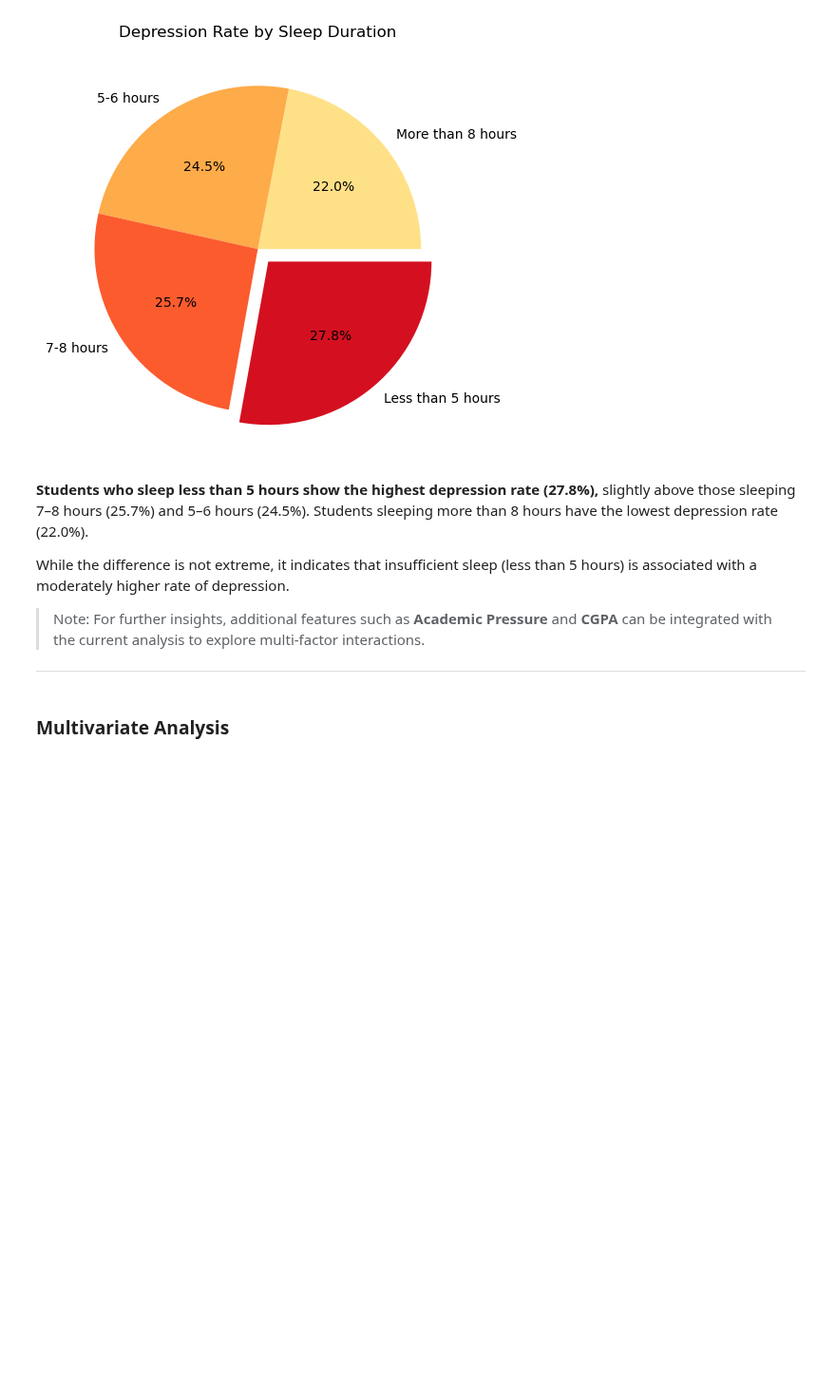
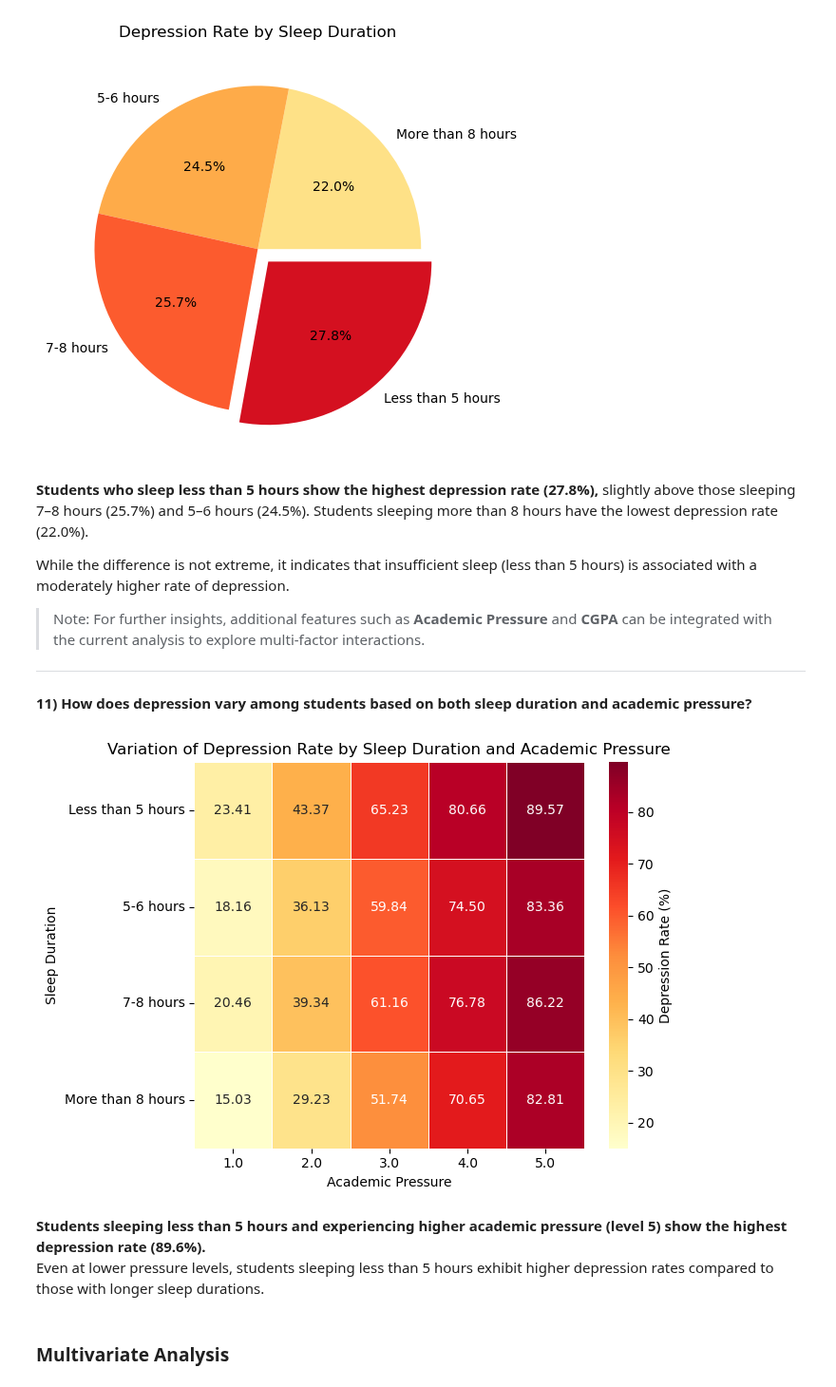
Before and after one commit to Siddharth-Saravanan/Student_Depression_Analysis_and_Prediction_using_Machine_Learning, a Jupyter notebook: student_depression_prediction.ipynb, the cells around one changed output. Shown at 95% size. Saved outputs shown, nothing was run; the diff lists cells and outputs as text; code cells hidden in the pictures; blank space fills up the shorter version.

Commit message:
EDA: Bivariate - Added Q11 Plot and Insights

```diff
--- a/student_depression_prediction.ipynb
+++ b/student_depression_prediction.ipynb
@@ -1271,6 +1271,47 @@ is associated with a moderately higher rate of depression.
 
 > Note: For further insights, additional features such as **Academic Pressure** and **CGPA** can be integrated with the current analysis to explore multi-factor interactions.
 ---
+# %% [markdown]
+**11) How does depression vary among students based on both sleep duration and academic pressure?**
+# %%
+sleep_aca_depr = depr_df.loc[:,['Academic Pressure','Sleep Duration','Depression']]
+
+sleep_order = ["Less than 5 hours", "5-6 hours", "7-8 hours", "More than 8 hours"]
+
+# Convert column to categorical with desired order
+sleep_aca_depr["Sleep Duration"] = pd.Categorical(
+    sleep_aca_depr["Sleep Duration"],
+    categories=sleep_order,
+    ordered=True
+)
+
+sleep_aca_depr = sleep_aca_depr.groupby(['Academic Pressure','Sleep Duration'], observed=False)['Depression'].agg(['sum','count'])
+sleep_aca_depr['Depression Rate (%)'] = ((sleep_aca_depr['sum']/sleep_aca_depr['count'])*100).round(2)
+
+sleep_aca_depr_pivot = sleep_aca_depr.pivot_table(
+    index = 'Sleep Duration',
+    columns = 'Academic Pressure',
+    values = 'Depression Rate (%)',
+    observed = False
+)
+
+plt.figure(figsize=(7,5))
+sns.heatmap(
+    data=sleep_aca_depr_pivot,
+    annot=True,
+    fmt='.2f',
+    cmap='YlOrRd',
+    cbar_kws={'label':'Depression Rate (%)'},
+    linewidths=0.5
+)
+
+plt.title("Variation of Depression Rate by Sleep Duration and Academic Pressure")
+plt.tight_layout()
+# %% [output]
+[figure, added]
+# %% [markdown]
+**Students sleeping less than 5 hours and experiencing higher academic pressure (level 5) show the highest depression rate (89.6%).**<br>
+Even at lower pressure levels, students sleeping less than 5 hours exhibit higher depression rates compared to those with longer sleep durations.
 # %% [markdown]
 ### Multivariate Analysis
 # %% [markdown]
```
